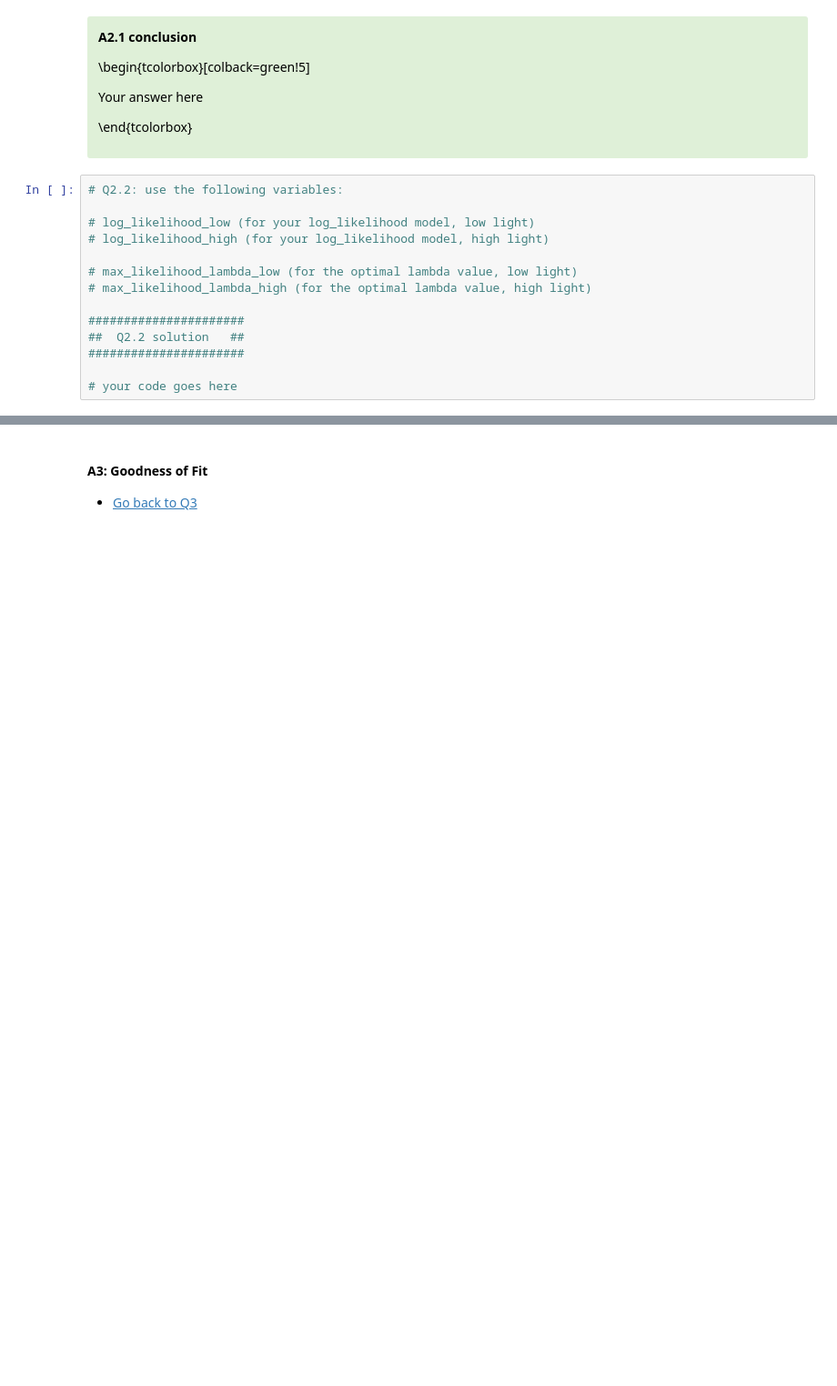
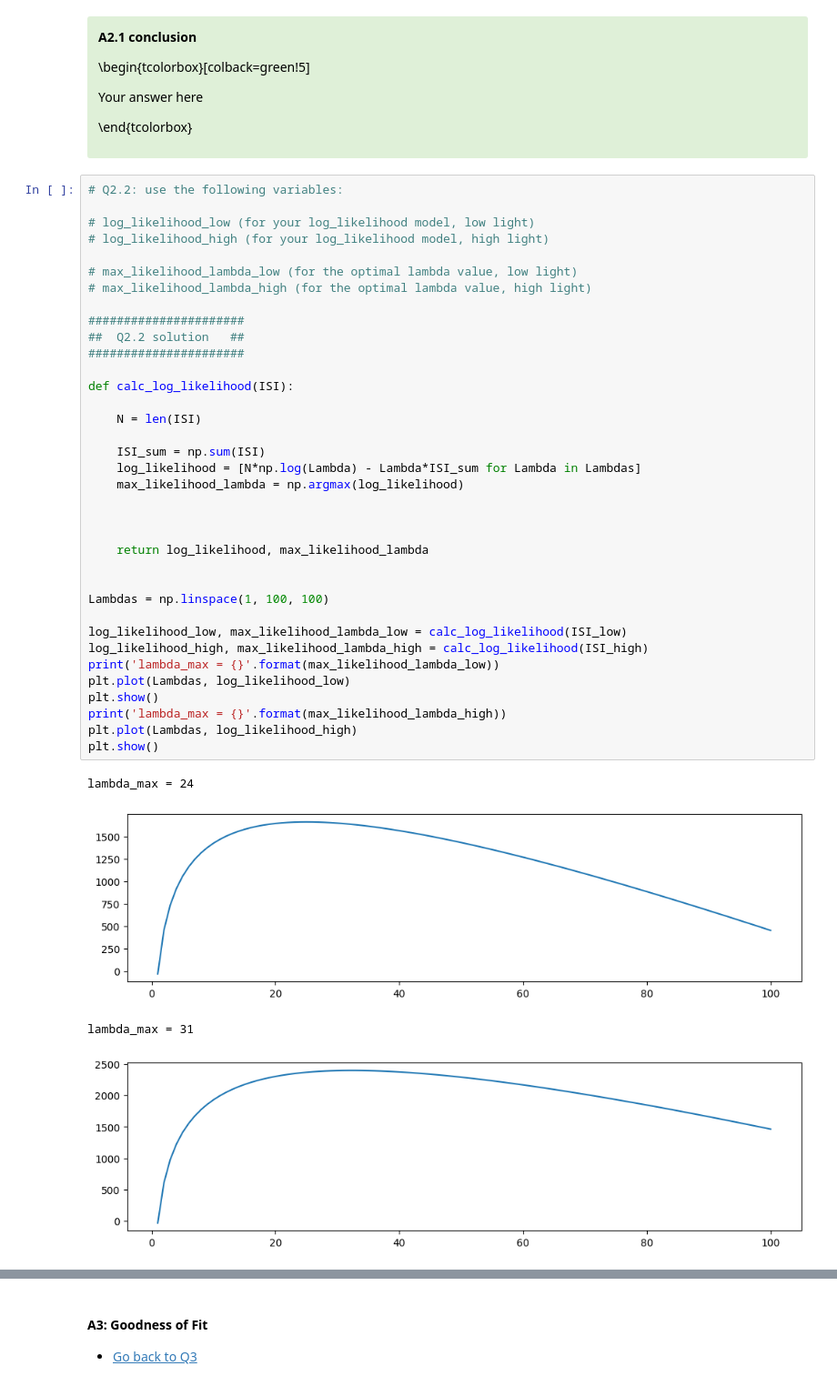
Before and after one commit to RobbeDeMuynck/CN_practicals, a Jupyter notebook: Module 2/Ex2/Module2_Ex2_Group7.ipynb, the cells around one changed output, grey strips where cells are left out. Shown at 91% size. Cells and saved outputs as stored; diff of their text form; blank space fills up the shorter version.

```diff
--- a/Module 2/Ex2/Module2_Ex2_Group7.ipynb
+++ b/Module 2/Ex2/Module2_Ex2_Group7.ipynb
@@ -332,14 +361,41 @@ Your answer here
 # %%
 # Q2.2: use the following variables:
 
 # log_likelihood_low (for your log_likelihood model, low light)
 # log_likelihood_high (for your log_likelihood model, high light)
 
 # max_likelihood_lambda_low (for the optimal lambda value, low light)
 # max_likelihood_lambda_high (for the optimal lambda value, high light)
 
 ######################
 ##  Q2.2 solution   ##
 ######################
 
-# your code goes here
+def calc_log_likelihood(ISI):
+
+    N = len(ISI)
+
+    ISI_sum = np.sum(ISI)
+    log_likelihood = [N*np.log(Lambda) - Lambda*ISI_sum for Lambda in Lambdas]
+    max_likelihood_lambda = np.argmax(log_likelihood)
+
+
+
+    return log_likelihood, max_likelihood_lambda
+
+
+Lambdas = np.linspace(1, 100, 100)
+
+log_likelihood_low, max_likelihood_lambda_low = calc_log_likelihood(ISI_low)
+log_likelihood_high, max_likelihood_lambda_high = calc_log_likelihood(ISI_high)
+print('lambda_max = {}'.format(max_likelihood_lambda_low))
+plt.plot(Lambdas, log_likelihood_low)
+plt.show()
+print('lambda_max = {}'.format(max_likelihood_lambda_high))
+plt.plot(Lambdas, log_likelihood_high)
+plt.show()
+# %% [output]
+lambda_max = 24
+[figure, added]
+lambda_max = 31
+[figure, added]
```
Also changed, not shown: parts of 15 cells of this notebook.
